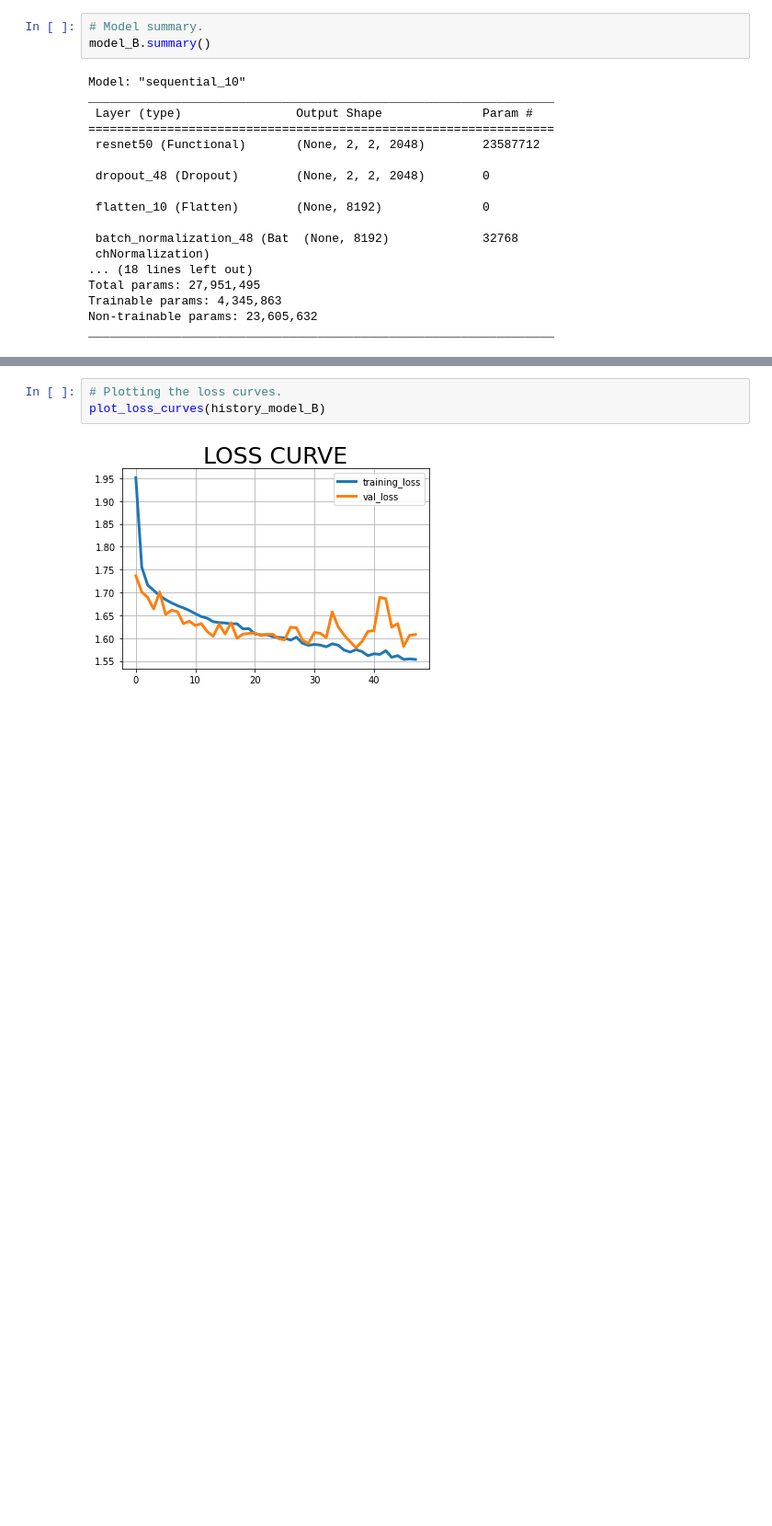
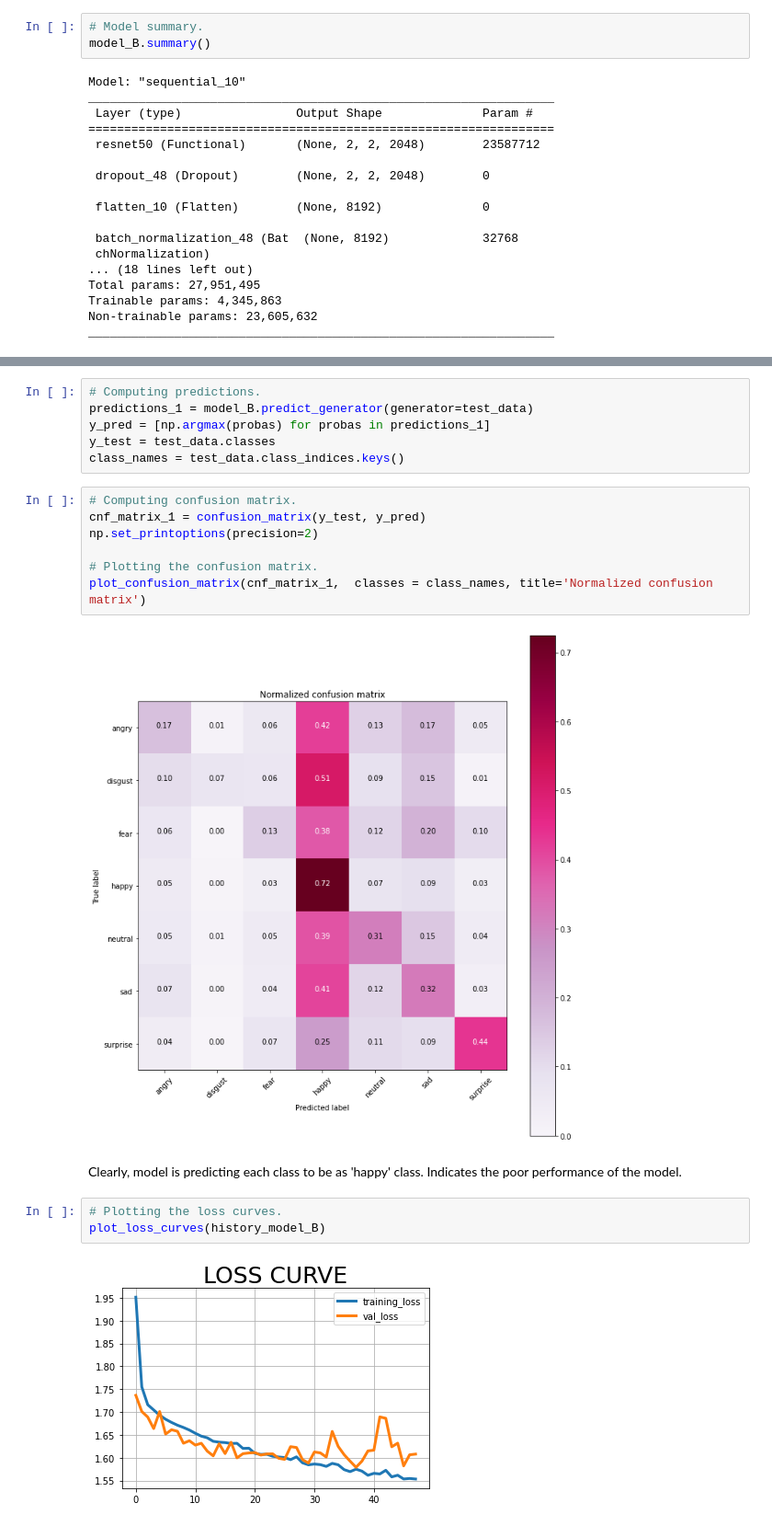
Before and after one commit to Arka1212/Live-Class-Monitoring-System-Face-Emotion-Recognition, a Jupyter notebook: Live_Class_Monitoring_System_(Face_Emotion_Recognition).ipynb, the cells around one changed output, grey strips where cells are left out. Shown at 92% size. Saved outputs shown, nothing was run; the diff lists cells and outputs as text; blank space fills up the shorter version.

```diff
--- a/Live_Class_Monitoring_System_(Face_Emotion_Recognition).ipynb
+++ b/Live_Class_Monitoring_System_(Face_Emotion_Recognition).ipynb
@@ -693,3 +708,20 @@ _________________________________________________________________
+# %%
+# Computing predictions.
+predictions_1 = model_B.predict_generator(generator=test_data)
+y_pred = [np.argmax(probas) for probas in predictions_1]
+y_test = test_data.classes
+class_names = test_data.class_indices.keys()
+# %%
+# Computing confusion matrix.
+cnf_matrix_1 = confusion_matrix(y_test, y_pred)
+np.set_printoptions(precision=2)
+
+# Plotting the confusion matrix.
+plot_confusion_matrix(cnf_matrix_1,  classes = class_names, title='Normalized confusion matrix')
+# %% [output]
+[figure, added]
+# %% [markdown]
+Clearly, model is predicting each class to be as 'happy' class. Indicates the poor performance of the model.
 # %%
 # Plotting the loss curves.
 plot_loss_curves(history_model_B)
```
Also changed, not shown: parts of 2 cells of this notebook.
